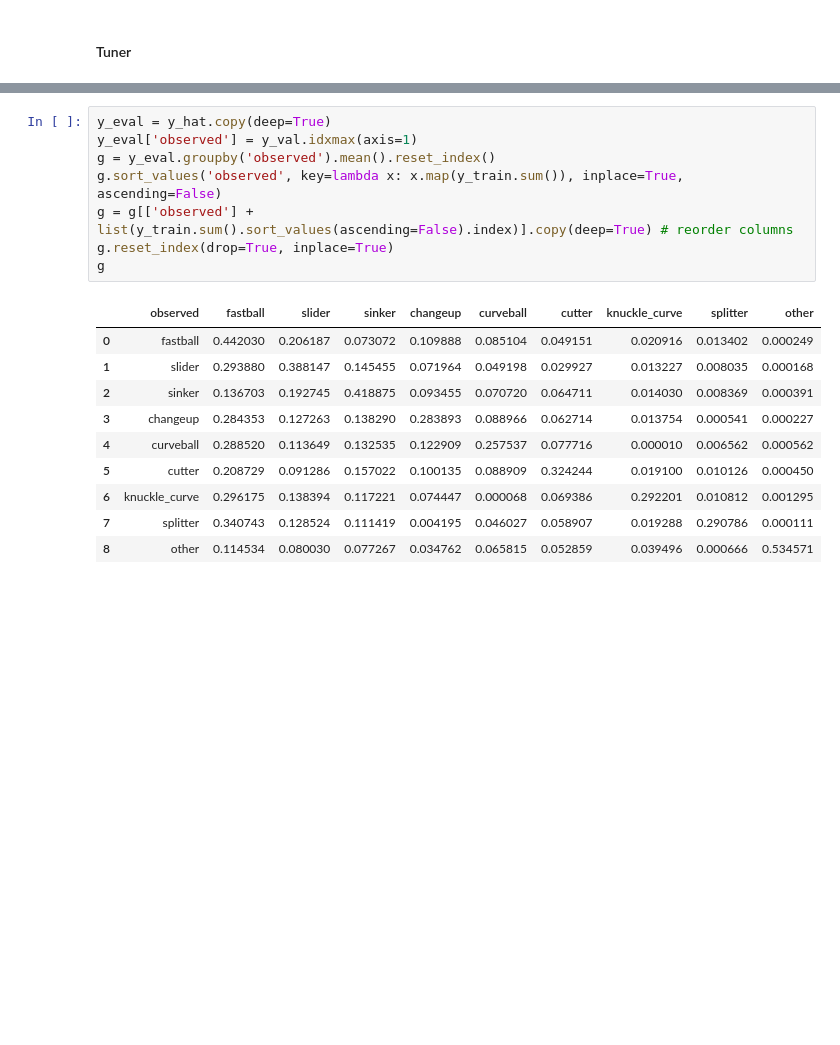
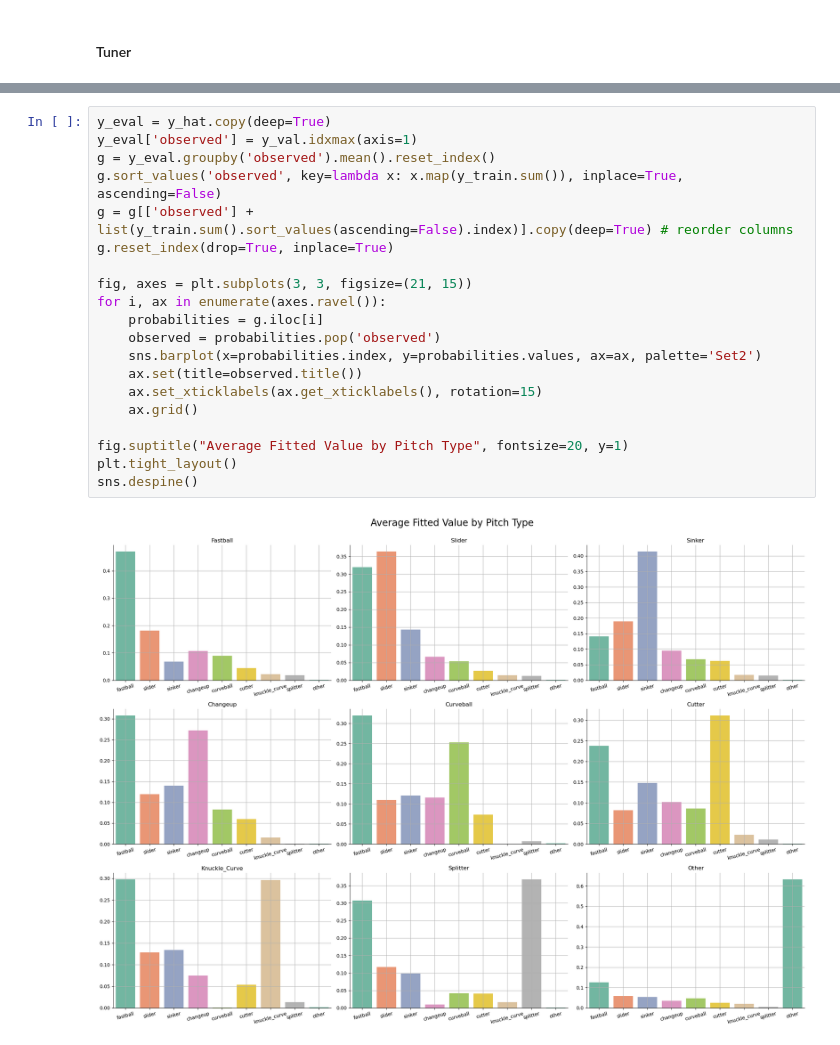
Before and after one commit to dafriedman97/pitchcast, a Jupyter notebook: model.ipynb, the cells around one changed output, grey strips where cells are left out. Drawn from its saved outputs; the diff is of its cells as text; blank space fills up the shorter version.

```diff
--- a/model.ipynb
+++ b/model.ipynb
@@ -203,22 +170,25 @@ y_hat = pd.DataFrame(y_hat, index=y_val.index, columns=y_val.columns)
 # %%
 y_eval = y_hat.copy(deep=True)
 y_eval['observed'] = y_val.idxmax(axis=1)
 g = y_eval.groupby('observed').mean().reset_index()
 g.sort_values('observed', key=lambda x: x.map(y_train.sum()), inplace=True, ascending=False)
 g = g[['observed'] + list(y_train.sum().sort_values(ascending=False).index)].copy(deep=True) # reorder columns
 g.reset_index(drop=True, inplace=True)
-g
+
+fig, axes = plt.subplots(3, 3, figsize=(21, 15))
+for i, ax in enumerate(axes.ravel()):
+    probabilities = g.iloc[i]
+    observed = probabilities.pop('observed')
+    sns.barplot(x=probabilities.index, y=probabilities.values, ax=ax, palette='Set2')
+    ax.set(title=observed.title())
+    ax.set_xticklabels(ax.get_xticklabels(), rotation=15)
+    ax.grid()
+
+fig.suptitle("Average Fitted Value by Pitch Type", fontsize=20, y=1)
+plt.tight_layout()
+sns.despine()
 # %% [output]
-|  | observed | fastball | slider | sinker | changeup | curveball | cutter | knuckle_curve | splitter | other |
-| 0 | fastball | 0.442030 | 0.206187 | 0.073072 | 0.109888 | 0.085104 | 0.049151 | 0.020916 | 0.013402 | 0.000249 |
-| 1 | slider | 0.293880 | 0.388147 | 0.145455 | 0.071964 | 0.049198 | 0.029927 | 0.013227 | 0.008035 | 0.000168 |
-| 2 | sinker | 0.136703 | 0.192745 | 0.418875 | 0.093455 | 0.070720 | 0.064711 | 0.014030 | 0.008369 | 0.000391 |
-| 3 | changeup | 0.284353 | 0.127263 | 0.138290 | 0.283893 | 0.088966 | 0.062714 | 0.013754 | 0.000541 | 0.000227 |
-| 4 | curveball | 0.288520 | 0.113649 | 0.132535 | 0.122909 | 0.257537 | 0.077716 | 0.000010 | 0.006562 | 0.000562 |
-| 5 | cutter | 0.208729 | 0.091286 | 0.157022 | 0.100135 | 0.088909 | 0.324244 | 0.019100 | 0.010126 | 0.000450 |
-| 6 | knuckle_curve | 0.296175 | 0.138394 | 0.117221 | 0.074447 | 0.000068 | 0.069386 | 0.292201 | 0.010812 | 0.001295 |
-| 7 | splitter | 0.340743 | 0.128524 | 0.111419 | 0.004195 | 0.046027 | 0.058907 | 0.019288 | 0.290786 | 0.000111 |
-| 8 | other | 0.114534 | 0.080030 | 0.077267 | 0.034762 | 0.065815 | 0.052859 | 0.039496 | 0.000666 | 0.534571 |
+[figure, added]
 # %%
 fig, axes = plt.subplots(3, 3, figsize=(21, 15))
 for i, ax in enumerate(axes.ravel()):
```
Also changed, not shown: parts of 28 cells of this notebook, 3 other files.
